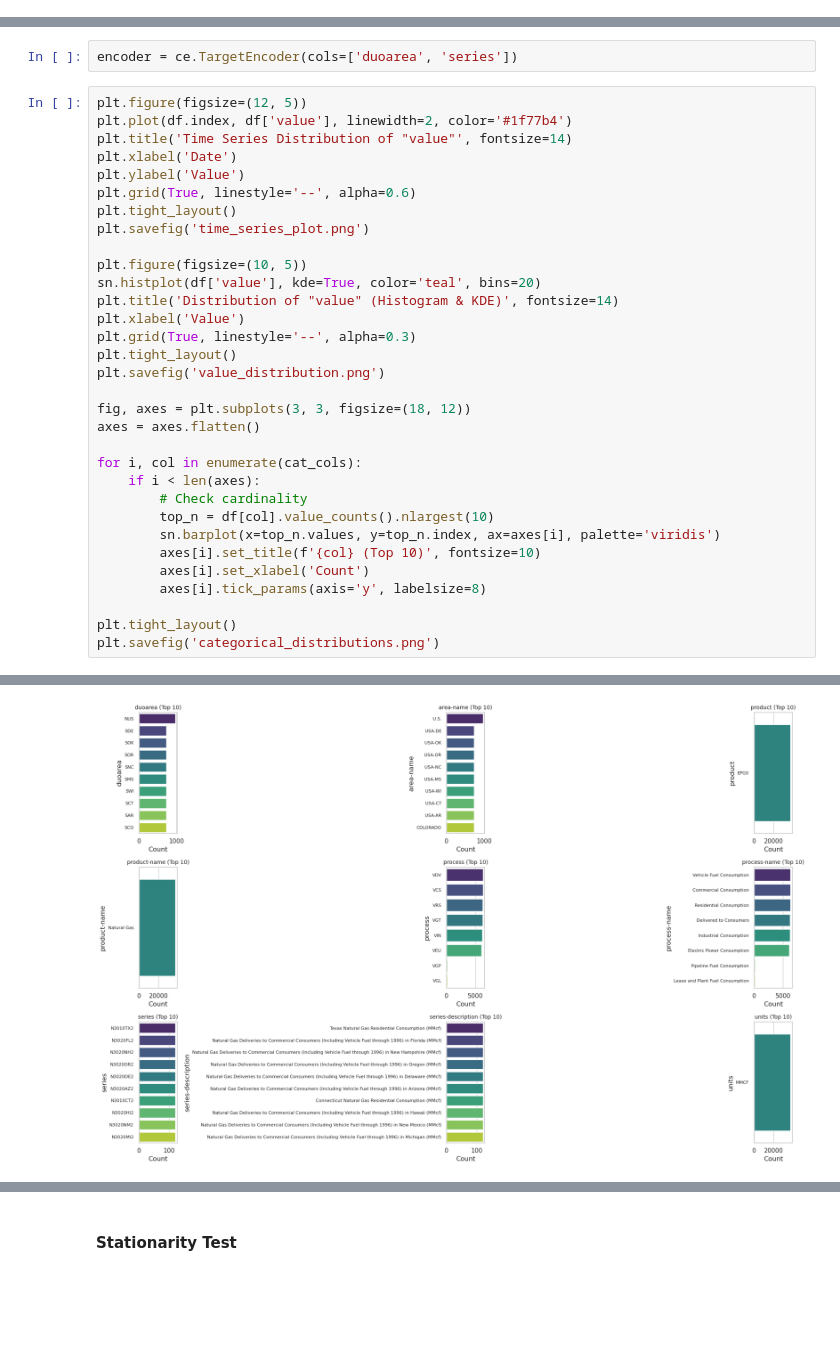
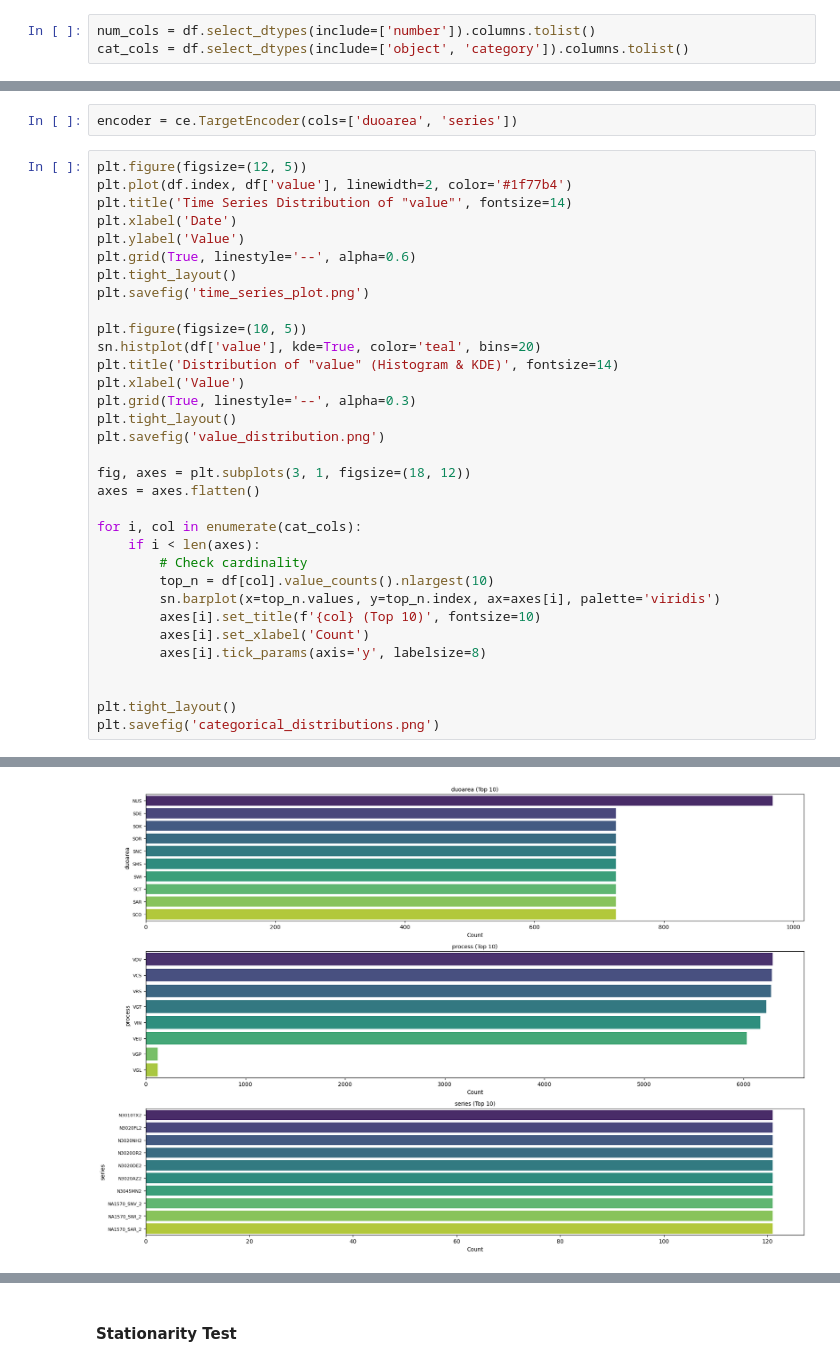
Before and after one commit to webJdi/NG-demand-forecasting, a Jupyter notebook: Data Exploration and Feature Selection.ipynb, the cells around one changed output, grey strips where cells are left out. Saved outputs shown, nothing was run; the diff lists cells and outputs as text; blank space fills up the shorter version.

```diff
--- a/Data Exploration and Feature Selection.ipynb
+++ b/Data Exploration and Feature Selection.ipynb
@@ -150,0 +151,3 @@ df = pd.get_dummies(df, columns=['process'], prefix='proc')
+# %%
+num_cols = df.select_dtypes(include=['number']).columns.tolist()
+cat_cols = df.select_dtypes(include=['object', 'category']).columns.tolist()
@@ -168,7 +175,7 @@ plt.grid(True, linestyle='--', alpha=0.3)
 plt.tight_layout()
 plt.savefig('value_distribution.png')
 
-fig, axes = plt.subplots(3, 3, figsize=(18, 12))
+fig, axes = plt.subplots(3, 1, figsize=(18, 12))
 axes = axes.flatten()
 
 for i, col in enumerate(cat_cols):
@@ -180,6 +187,7 @@ for i, col in enumerate(cat_cols):
         axes[i].set_xlabel('Count')
         axes[i].tick_params(axis='y', labelsize=8)
 
+
 plt.tight_layout()
 plt.savefig('categorical_distributions.png')
 # %% [output]
@@ -205 +207 @@ Passing `palette` without assigning `hue` is deprecated and will be removed in v
-[figure, old version]
+[figure, new version]
```
Also changed, not shown: parts of 22 cells of this notebook, 15 other files.
